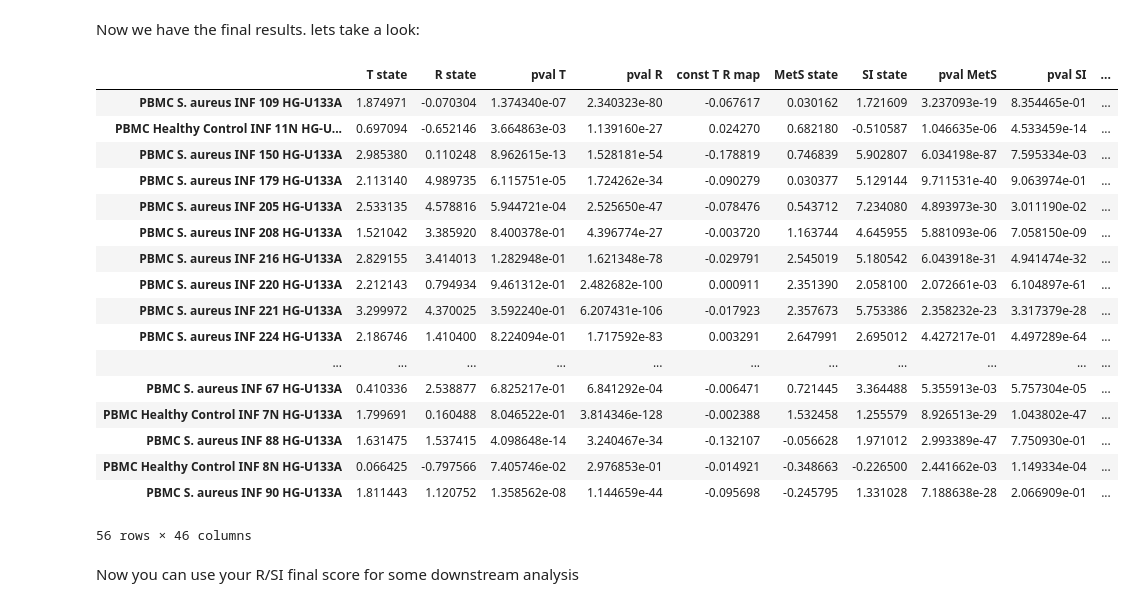
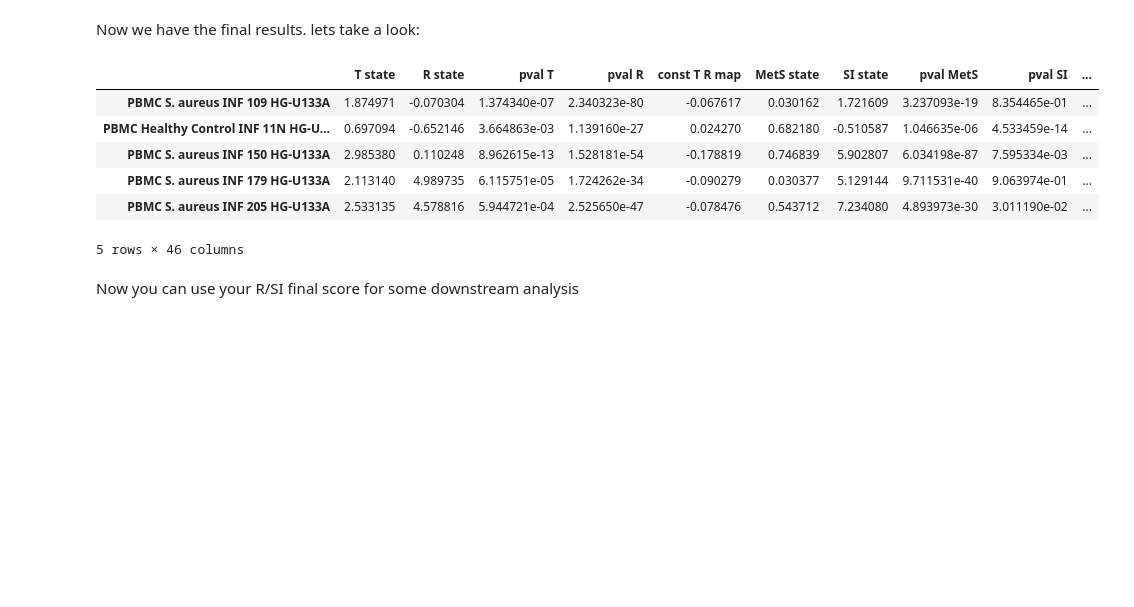
Before and after one commit to rachelbl2/Personalized-inflammatory-scores-Pipeline, a Jupyter notebook: running_example.ipynb, the cells around one changed output. Drawn from its saved outputs; the diff is of its cells as text; code cells hidden in the pictures; blank space fills up the shorter version.

```diff
--- a/running_example.ipynb
+++ b/running_example.ipynb
@@ -92,26 +81,15 @@ full_states_table = states_pipeline.R_SI_balance_score(full_states_table)
 Now we have the final results. lets take a look:
 # %%
 full_states_table = pd.merge(full_states_table,individuals,left_index=True,right_on='!Sample_geo_accession')
-full_states_table
+full_states_table.head()
 # %% [output]
 |  | T state | R state | pval T | pval R | const T R map | MetS state | SI state | pval MetS | pval SI | ... |
 | PBMC S. aureus INF 109 HG-U133A | 1.874971 | -0.070304 | 1.374340e-07 | 2.340323e-80 | -0.067617 | 0.030162 | 1.721609 | 3.237093e-19 | 8.354465e-01 | ... |
 | PBMC Healthy Control INF 11N HG-U... | 0.697094 | -0.652146 | 3.664863e-03 | 1.139160e-27 | 0.024270 | 0.682180 | -0.510587 | 1.046635e-06 | 4.533459e-14 | ... |
 | PBMC S. aureus INF 150 HG-U133A | 2.985380 | 0.110248 | 8.962615e-13 | 1.528181e-54 | -0.178819 | 0.746839 | 5.902807 | 6.034198e-87 | 7.595334e-03 | ... |
 | PBMC S. aureus INF 179 HG-U133A | 2.113140 | 4.989735 | 6.115751e-05 | 1.724262e-34 | -0.090279 | 0.030377 | 5.129144 | 9.711531e-40 | 9.063974e-01 | ... |
 | PBMC S. aureus INF 205 HG-U133A | 2.533135 | 4.578816 | 5.944721e-04 | 2.525650e-47 | -0.078476 | 0.543712 | 7.234080 | 4.893973e-30 | 3.011190e-02 | ... |
-| PBMC S. aureus INF 208 HG-U133A | 1.521042 | 3.385920 | 8.400378e-01 | 4.396774e-27 | -0.003720 | 1.163744 | 4.645955 | 5.881093e-06 | 7.058150e-09 | ... |
-| PBMC S. aureus INF 216 HG-U133A | 2.829155 | 3.414013 | 1.282948e-01 | 1.621348e-78 | -0.029791 | 2.545019 | 5.180542 | 6.043918e-31 | 4.941474e-32 | ... |
-| PBMC S. aureus INF 220 HG-U133A | 2.212143 | 0.794934 | 9.461312e-01 | 2.482682e-100 | 0.000911 | 2.351390 | 2.058100 | 2.072661e-03 | 6.104897e-61 | ... |
-| PBMC S. aureus INF 221 HG-U133A | 3.299972 | 4.370025 | 3.592240e-01 | 6.207431e-106 | -0.017923 | 2.357673 | 5.753386 | 2.358232e-23 | 3.317379e-28 | ... |
-| PBMC S. aureus INF 224 HG-U133A | 2.186746 | 1.410400 | 8.224094e-01 | 1.717592e-83 | 0.003291 | 2.647991 | 2.695012 | 4.427217e-01 | 4.497289e-64 | ... |
-| ... | ... | ... | ... | ... | ... | ... | ... | ... | ... | ... |
-| PBMC S. aureus INF 67 HG-U133A | 0.410336 | 2.538877 | 6.825217e-01 | 6.841292e-04 | -0.006471 | 0.721445 | 3.364488 | 5.355913e-03 | 5.757304e-05 | ... |
-| PBMC Healthy Control INF 7N HG-U133A | 1.799691 | 0.160488 | 8.046522e-01 | 3.814346e-128 | -0.002388 | 1.532458 | 1.255579 | 8.926513e-29 | 1.043802e-47 | ... |
-| PBMC S. aureus INF 88 HG-U133A | 1.631475 | 1.537415 | 4.098648e-14 | 3.240467e-34 | -0.132107 | -0.056628 | 1.971012 | 2.993389e-47 | 7.750930e-01 | ... |
-| PBMC Healthy Control INF 8N HG-U133A | 0.066425 | -0.797566 | 7.405746e-02 | 2.976853e-01 | -0.014921 | -0.348663 | -0.226500 | 2.441662e-03 | 1.149334e-04 | ... |
-| PBMC S. aureus INF 90 HG-U133A | 1.811443 | 1.120752 | 1.358562e-08 | 1.144659e-44 | -0.095698 | -0.245795 | 1.331028 | 7.188638e-28 | 2.066909e-01 | ... |
-56 rows × 46 columns
+5 rows × 46 columns
 # %% [markdown]
 Now you can use your R/SI final score for some downstream analysis
 # %%
```
Also changed, not shown: parts of 2 cells of this notebook.
